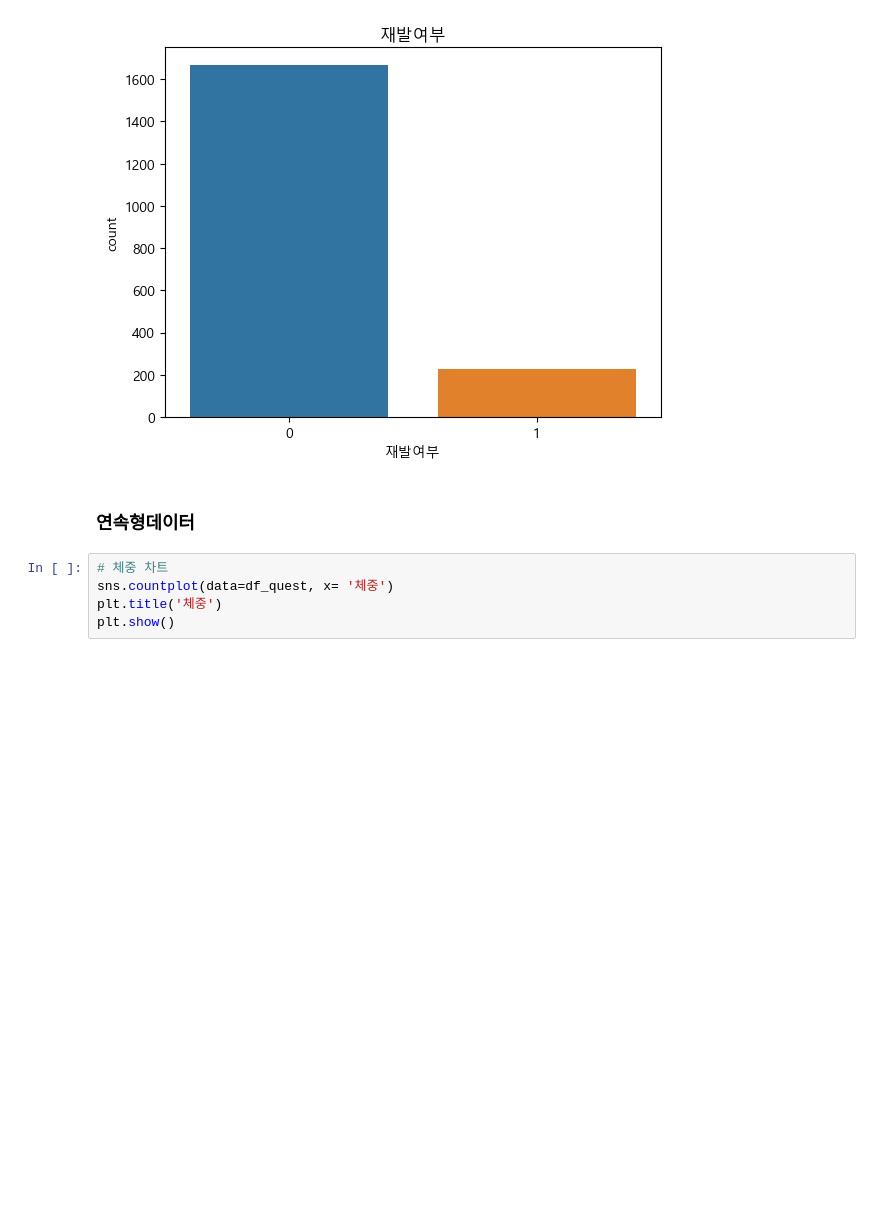
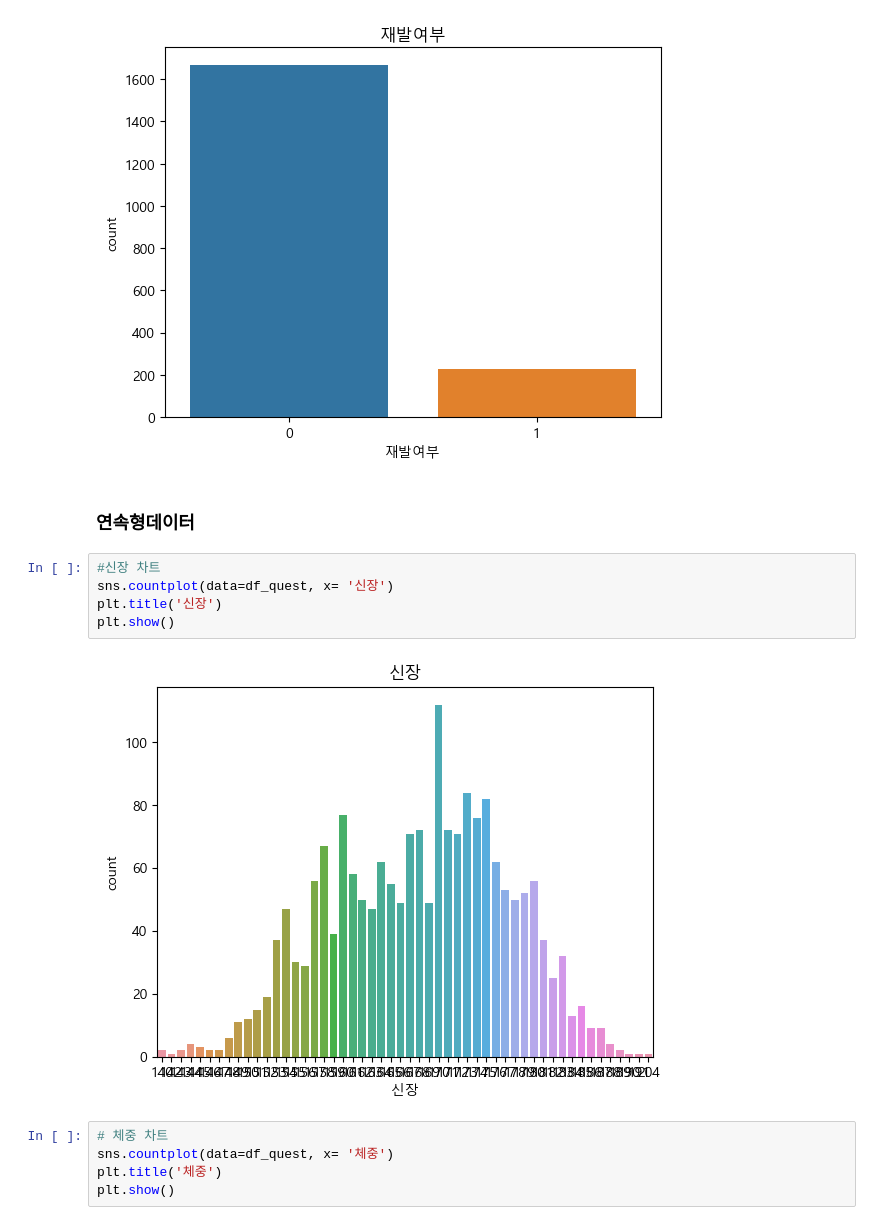
Before and after one commit to dancingKimDH/study_data_analytics, a Jupyter notebook: codes/DDA/RecurrenceOfSurgery_DDA_quests.ipynb, the cells around one changed output. Cells and saved outputs as stored; diff of their text form; blank space fills up the shorter version.

```diff
--- a/codes/DDA/RecurrenceOfSurgery_DDA_quests.ipynb
+++ b/codes/DDA/RecurrenceOfSurgery_DDA_quests.ipynb
@@ -60,6 +60,13 @@ plt.show()
 [figure]
 # %% [markdown]
 ### 연속형데이터
+# %%
+#신장 차트
+sns.countplot(data=df_quest, x= '신장')
+plt.title('신장')
+plt.show()
+# %% [output]
+[figure, added]
 # %%
 # 체중 차트
 sns.countplot(data=df_quest, x= '체중')
```
Also changed, not shown: parts of 7 cells of this notebook.
